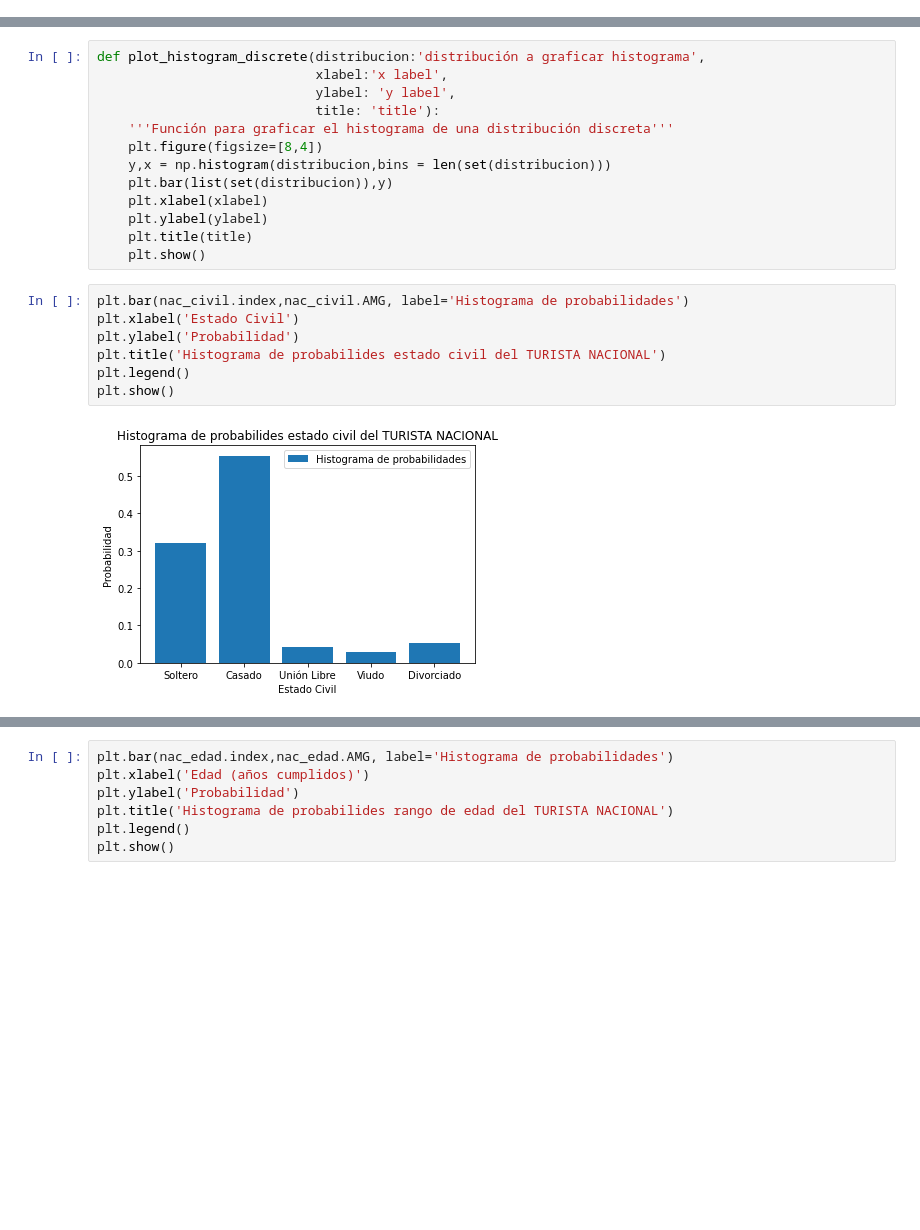
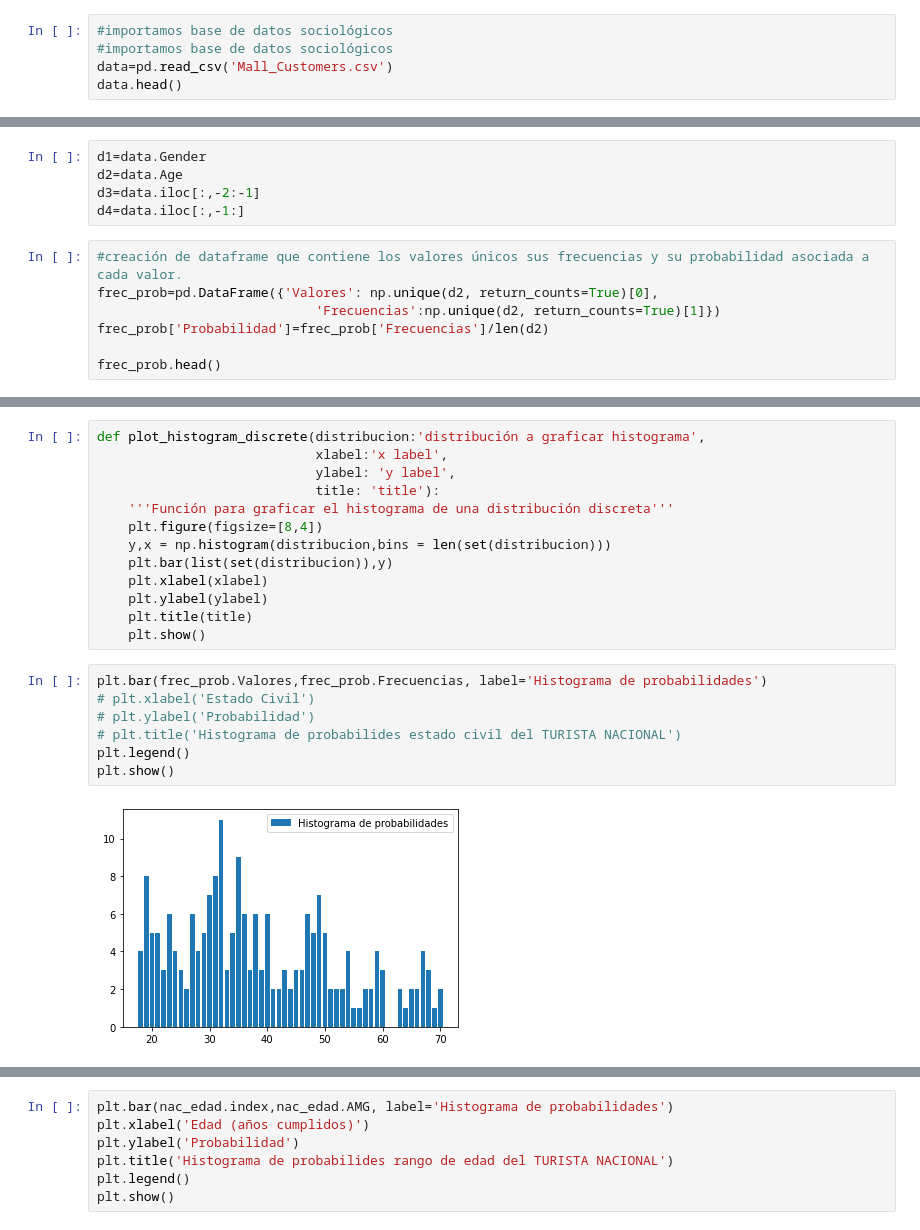
Before and after one commit to ariadnagalindom/Proyecto_GIMontoya_ADGalindo, a Jupyter notebook: PRoyecto_GIMontoya_ADGalindo.ipynb, the cells around one changed output, grey strips where cells are left out. Drawn from its saved outputs; the diff is of its cells as text; blank space fills up the shorter version.

Commit message:
cambio de proyecto
base de datos MALL

```diff
--- a/PRoyecto_GIMontoya_ADGalindo.ipynb
+++ b/PRoyecto_GIMontoya_ADGalindo.ipynb
@@ -114,0 +91,5 @@ int_motiv=pd.DataFrame(int_motiv)
+# %%
+#importamos base de datos sociológicos
+#importamos base de datos sociológicos
+data=pd.read_csv('Mall_Customers.csv')
+data.head()
@@ -114,0 +118,12 @@ int_motiv=pd.DataFrame(int_motiv)
+# %%
+d1=data.Gender
+d2=data.Age
+d3=data.iloc[:,-2:-1]
+d4=data.iloc[:,-1:]
+# %%
+#creación de dataframe que contiene los valores únicos sus frecuencias y su probabilidad asociada a cada valor.
+frec_prob=pd.DataFrame({'Valores': np.unique(d2, return_counts=True)[0],
+                            'Frecuencias':np.unique(d2, return_counts=True)[1]})
+frec_prob['Probabilidad']=frec_prob['Frecuencias']/len(d2)
+
+frec_prob.head()
@@ -126,11 +148,11 @@ def plot_histogram_discrete(distribucion:'distribución a graficar histograma',
     plt.title(title)
     plt.show()
 # %%
-plt.bar(nac_civil.index,nac_civil.AMG, label='Histograma de probabilidades')
-plt.xlabel('Estado Civil')
-plt.ylabel('Probabilidad')
-plt.title('Histograma de probabilides estado civil del TURISTA NACIONAL')
+plt.bar(frec_prob.Valores,frec_prob.Frecuencias, label='Histograma de probabilidades')
+# plt.xlabel('Estado Civil')
+# plt.ylabel('Probabilidad')
+# plt.title('Histograma de probabilides estado civil del TURISTA NACIONAL')
 plt.legend()
 plt.show()
 # %% [output]
-[figure, old version]
+[figure, new version]
```
Also changed, not shown: parts of 12 cells of this notebook, 4 other files.
